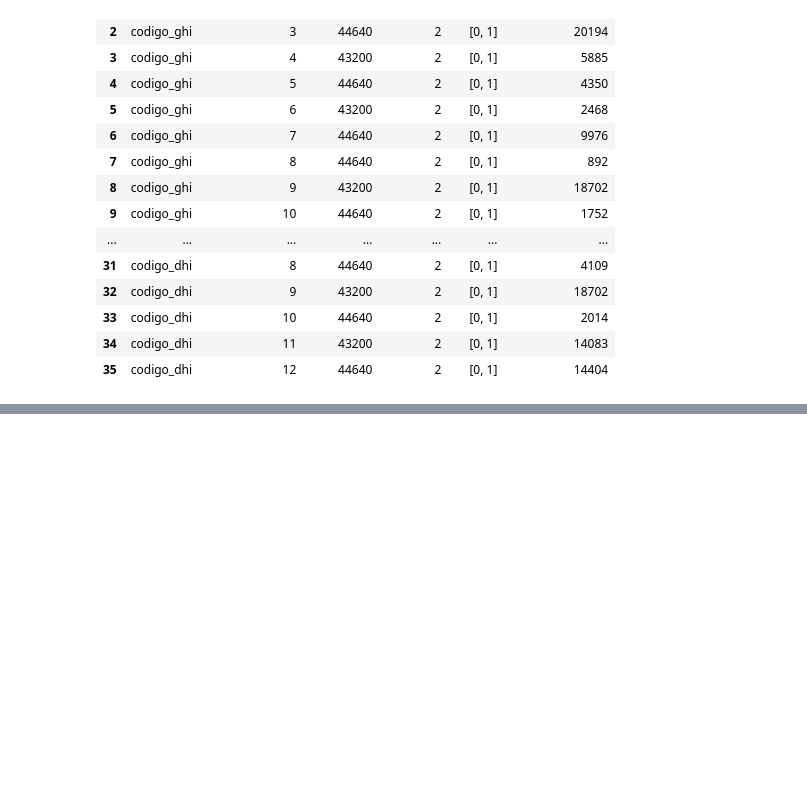
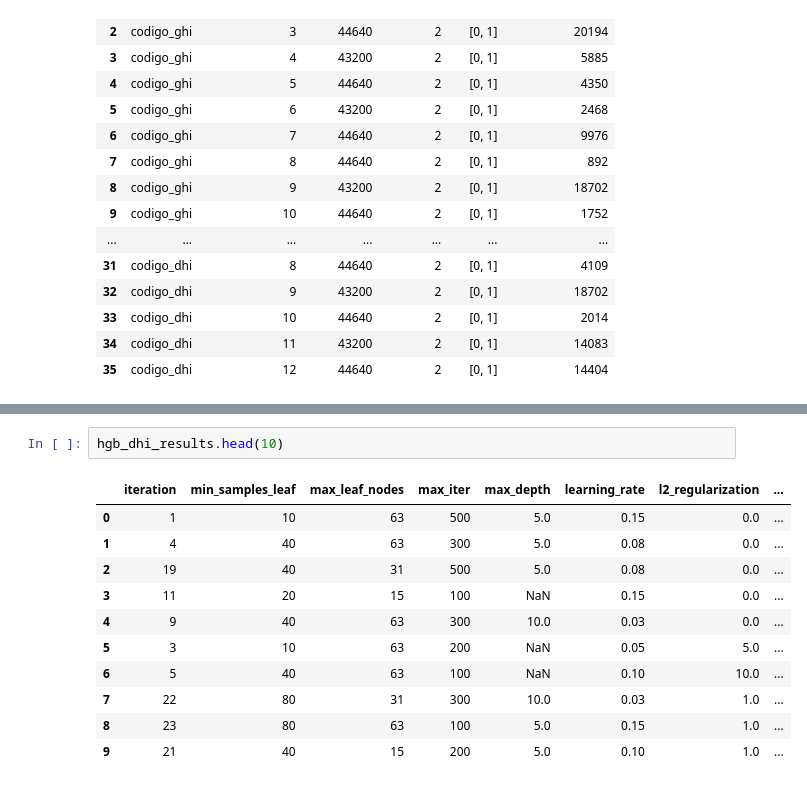
Before and after one commit to zacariasct4/TFM_IEBS, a Jupyter notebook: notebooks/15_model_selection_optimization.ipynb, the cells around one changed output, grey strips where cells are left out. Drawn from its saved outputs; the diff is of its cells as text; blank space fills up the shorter version.

```diff
--- a/notebooks/15_model_selection_optimization.ipynb
+++ b/notebooks/15_model_selection_optimization.ipynb
@@ -440,0 +1001,14 @@ class_presence_by_month
+# %%
+hgb_dhi_results.head(10)
+# %% [output]
+|  | iteration | min_samples_leaf | max_leaf_nodes | max_iter | max_depth | learning_rate | l2_regularization | ... |
+| 0 | 1 | 10 | 63 | 500 | 5.0 | 0.15 | 0.0 | ... |
+| 1 | 4 | 40 | 63 | 300 | 5.0 | 0.08 | 0.0 | ... |
+| 2 | 19 | 40 | 31 | 500 | 5.0 | 0.08 | 0.0 | ... |
+| 3 | 11 | 20 | 15 | 100 | NaN | 0.15 | 0.0 | ... |
+| 4 | 9 | 40 | 63 | 300 | 10.0 | 0.03 | 0.0 | ... |
+| 5 | 3 | 10 | 63 | 200 | NaN | 0.05 | 5.0 | ... |
+| 6 | 5 | 40 | 63 | 100 | NaN | 0.10 | 10.0 | ... |
+| 7 | 22 | 80 | 31 | 300 | 10.0 | 0.03 | 1.0 | ... |
+| 8 | 23 | 80 | 63 | 100 | 5.0 | 0.15 | 1.0 | ... |
+| 9 | 21 | 40 | 15 | 200 | 5.0 | 0.10 | 1.0 | ... |
```
Also changed, not shown: parts of 40 cells of this notebook, 8 other files.
